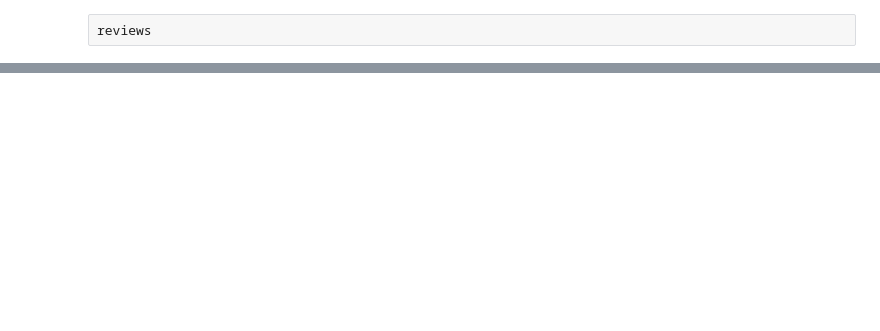
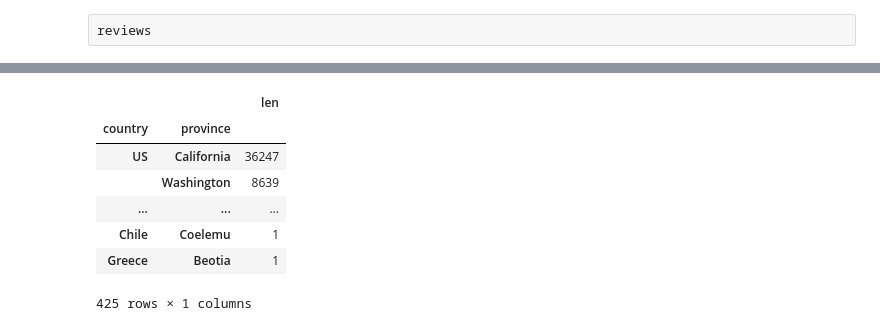
Before and after one commit to shashi247/kaggle_learn, a Jupyter notebook: pandas/learning_pandas.ipynb, the cells around one changed output, grey strips where cells are left out. Cells and saved outputs as stored; diff of their text form; code cells hidden in the pictures; blank space fills up the shorter version.

```diff
--- a/pandas/learning_pandas.ipynb
+++ b/pandas/learning_pandas.ipynb
@@ -282,0 +417,12 @@ reviews
+# %%
+countries_reviewed = reviews.groupby(['country', 'province']).description.agg([len])
+countries_reviewed.sort_values(by='len',ascending = False)
+# %% [output]
+|  |  | len |
+| country | province |  |
+| US | California | 36247 |
+|  | Washington | 8639 |
+| ... | ... | ... |
+| Chile | Coelemu | 1 |
+| Greece | Beotia | 1 |
+425 rows × 1 columns
```
Also changed, not shown: parts of 17 cells of this notebook.
